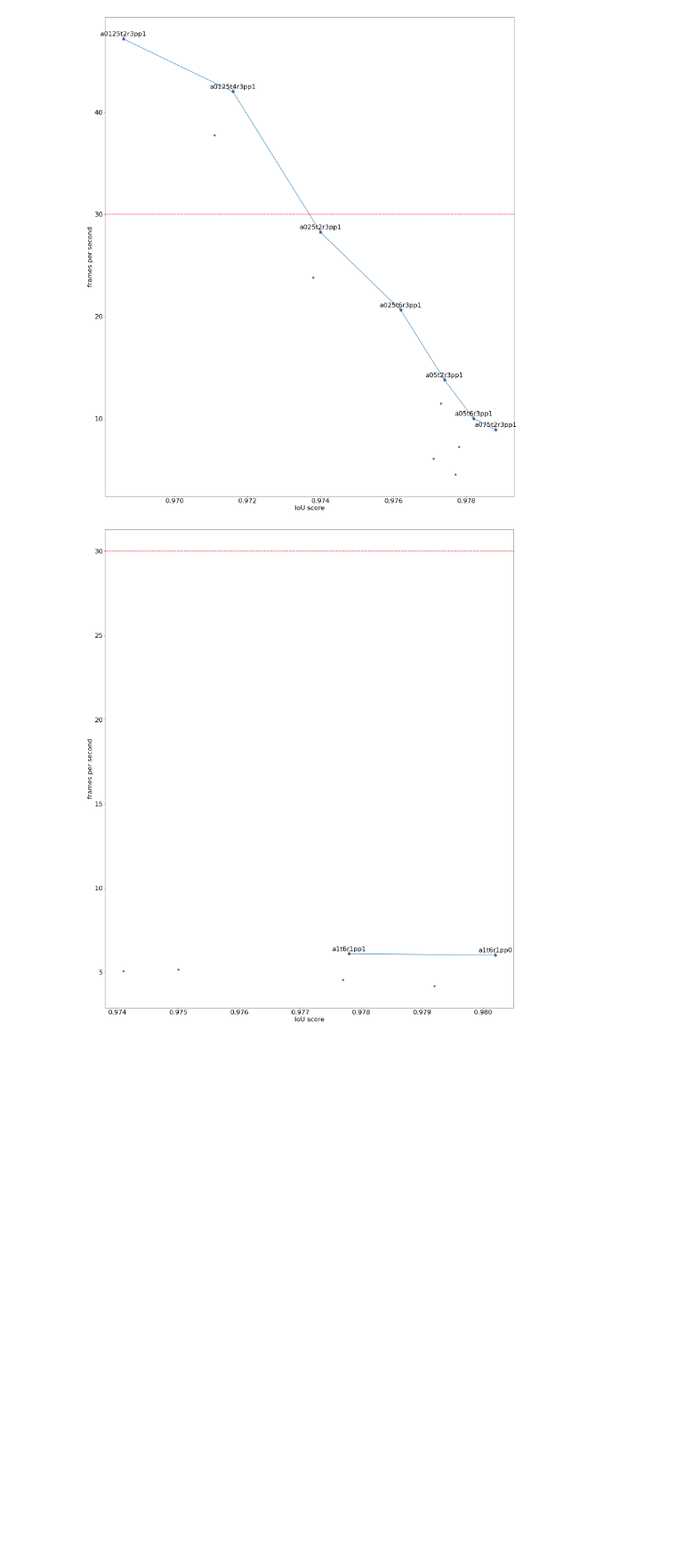
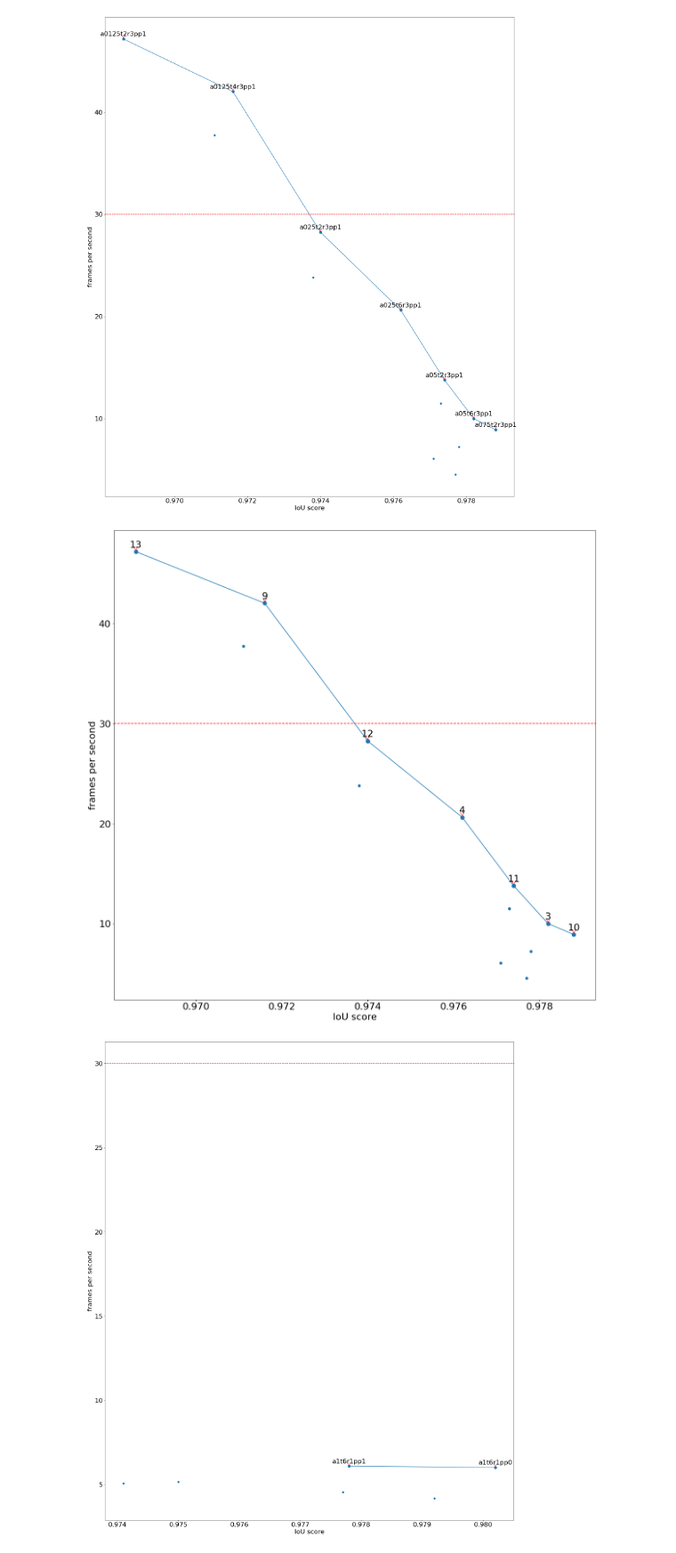
Before and after one commit to xolotl18/master_thesis, a Jupyter notebook: result_data/pareto_frontiers.ipynb, the cells around one changed output. Shown at 89% size. Drawn from its saved outputs; the diff is of its cells as text; code cells hidden in the pictures; blank space fills up the shorter version.

```diff
--- a/result_data/pareto_frontiers.ipynb
+++ b/result_data/pareto_frontiers.ipynb
@@ -16,7 +16,7 @@ def plot_pareto_frontier(Xs, Ys, names, title, maxX=True, maxY=True):
                 pareto_front.append(pair)
 
     '''Plotting process'''
-    plt.rcParams["figure.figsize"] = (25,30)
+    plt.rcParams["figure.figsize"] = (20,20)
     plt.rcParams.update({'font.size': 22})
     plt.scatter(Xs,Ys)
     pf_X = [pair[0] for pair in pareto_front]
@@ -56,6 +56,23 @@ for i, row in enumerate(reader):
 plot_pareto_frontier(ious, fps, names, title)
 # %% [output]
 [figure]
+# %%
+file = open("stage1_bis.csv")
+reader = csv.reader(file, delimiter=';')
+title = "stage1_bis.png"
+ious = []
+fps = []
+names = []
+for i, row in enumerate(reader):
+    if i==0:
+        continue
+    ious.append(float(row[8]))
+    fps.append(float(row[7]))
+    names.append(str(row[0]))
+
+plot_pareto_frontier(ious, fps, names, title)
+# %% [output]
+[figure, added]
 # %%
 file = open("stage2.csv")
 title = "stage2.png"
```
Also changed, not shown: parts of 1 cell of this notebook, 6 other files.
